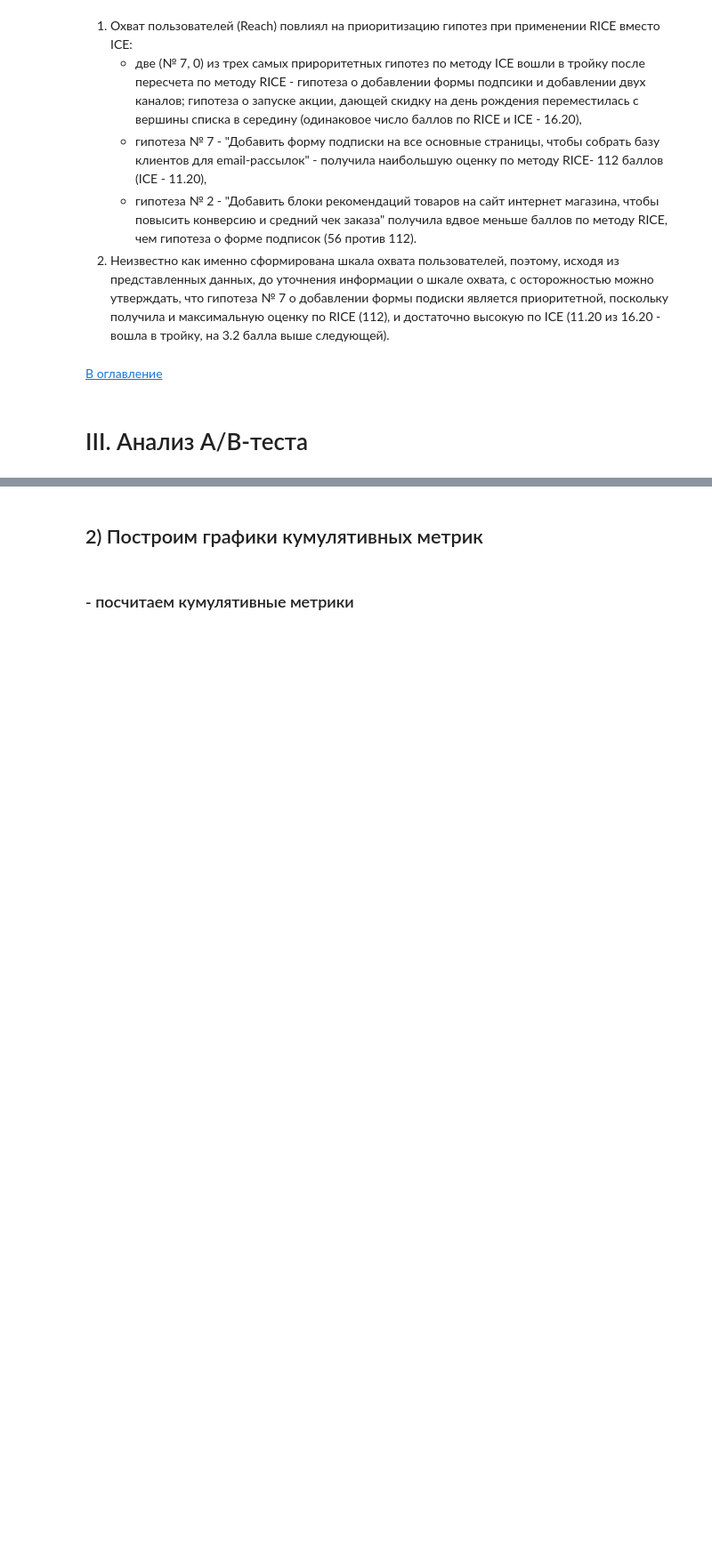
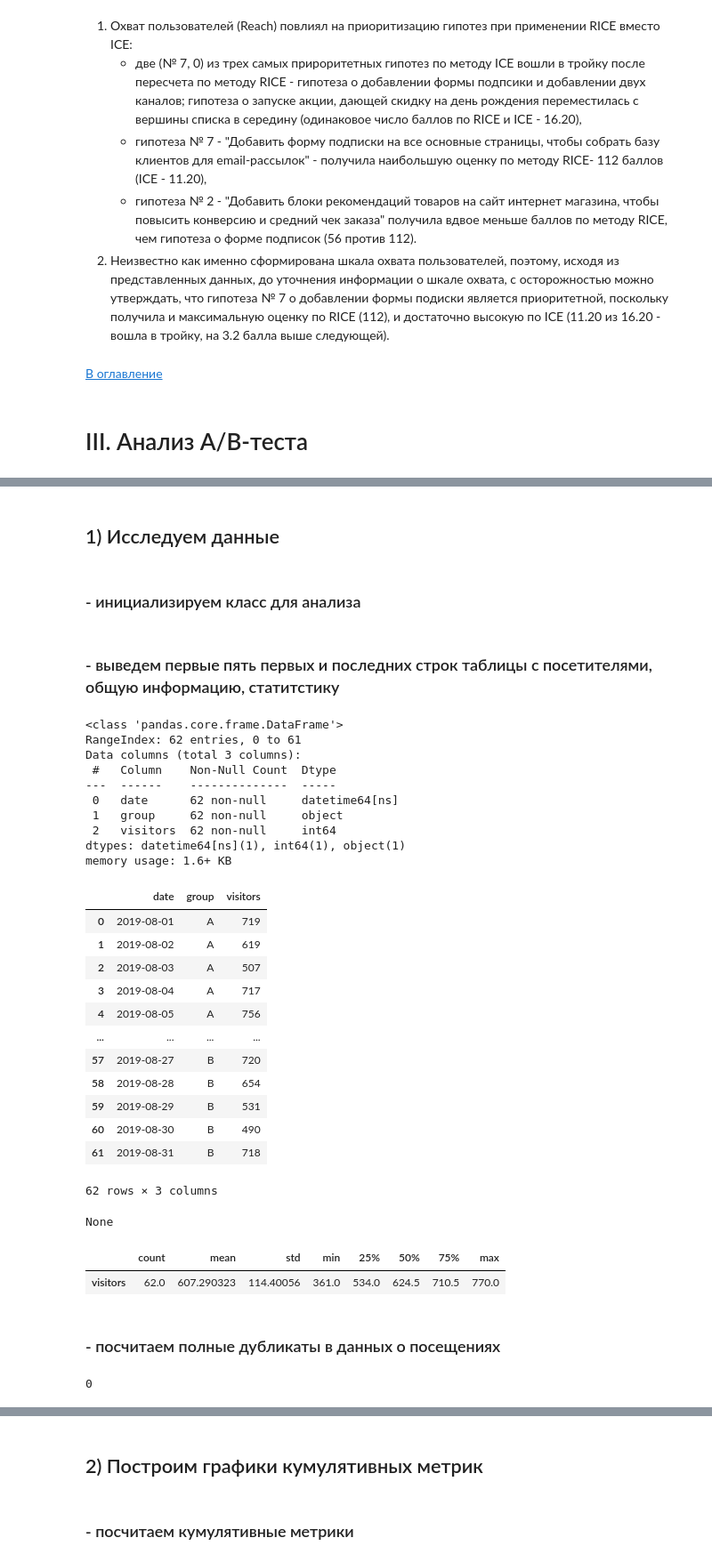
Before and after one commit to ikazman/practicum_da_projects, a Jupyter notebook: ab_testing/ab_testing.ipynb, the cells around one changed output, grey strips where cells are left out. Shown: that part at 89% size. Saved outputs shown, nothing was run; the diff lists cells and outputs as text; code cells hidden in the pictures; blank space fills up the shorter version.

```diff
--- a/ab_testing/ab_testing.ipynb
+++ b/ab_testing/ab_testing.ipynb
@@ -120,0 +99,4 @@ reporter.orders.describe().T
+# %% [markdown]
+## 1) Исследуем данные<a class="anchor" id="3_1"></a>
+# %% [markdown]
+### - инициализируем класс для анализа
@@ -120,0 +105,37 @@ reporter.orders.describe().T
+# %% [markdown]
+### - выведем первые пять первых и последних строк таблицы с посетителями, общую информацию, статитстику
+# %%
+display(reporter.visitors, reporter.visitors.info(), reporter.visitors.describe().T)
+# %% [output]
+<class 'pandas.core.frame.DataFrame'>
+RangeIndex: 62 entries, 0 to 61
+Data columns (total 3 columns):
+ #   Column    Non-Null Count  Dtype
+---  ------    --------------  -----
+ 0   date      62 non-null     datetime64[ns]
+ 1   group     62 non-null     object
+ 2   visitors  62 non-null     int64
+dtypes: datetime64[ns](1), int64(1), object(1)
+memory usage: 1.6+ KB
+|  | date | group | visitors |
+| 0 | 2019-08-01 | A | 719 |
+| 1 | 2019-08-02 | A | 619 |
+| 2 | 2019-08-03 | A | 507 |
+| 3 | 2019-08-04 | A | 717 |
+| 4 | 2019-08-05 | A | 756 |
+| ... | ... | ... | ... |
+| 57 | 2019-08-27 | B | 720 |
+| 58 | 2019-08-28 | B | 654 |
+| 59 | 2019-08-29 | B | 531 |
+| 60 | 2019-08-30 | B | 490 |
+| 61 | 2019-08-31 | B | 718 |
+62 rows × 3 columns
+None
+|  | count | mean | std | min | 25% | 50% | 75% | max |
+| visitors | 62.0 | 607.290323 | 114.40056 | 361.0 | 534.0 | 624.5 | 710.5 | 770.0 |
+# %% [markdown]
+### - посчитаем полные дубликаты в данных о посещениях
+# %%
+(reporter.visitors.duplicated() == True).sum()
+# %% [output]
+0
```
Also changed, not shown: parts of 28 cells of this notebook.
